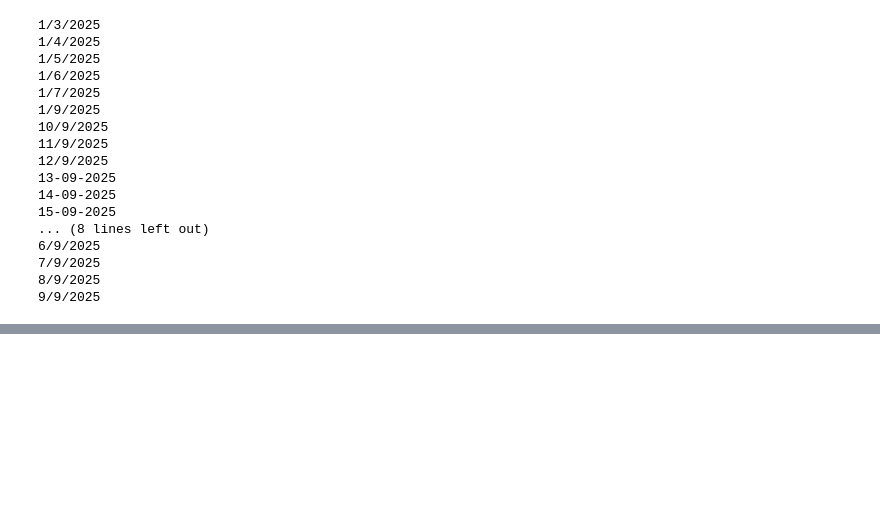
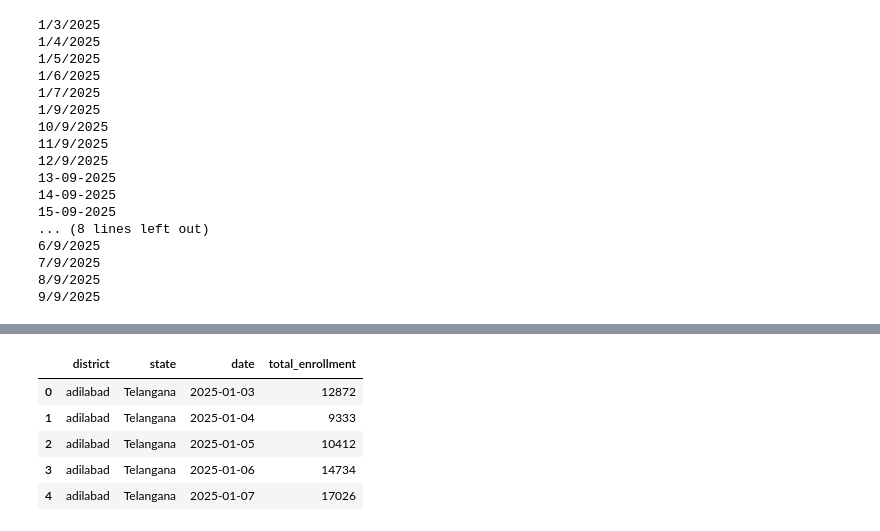
Before and after one commit to hyusa97/aadhaar_enrollment_forecasting, a Jupyter notebook: notebooks/data_extraction.ipynb, the cells around one changed output, grey strips where cells are left out. Saved outputs shown, nothing was run; the diff lists cells and outputs as text; code cells hidden in the pictures; blank space fills up the shorter version.

```diff
--- a/notebooks/data_extraction.ipynb
+++ b/notebooks/data_extraction.ipynb
@@ -151,0 +197,10 @@ pd.reset_option('display.max_rows')
+# %%
+df_final = df_final.groupby(['district', 'state', 'date'])['total_enrollment'].sum().reset_index()
+df_final.head()
+# %% [output]
+|  | district | state | date | total_enrollment |
+| 0 | adilabad | Telangana | 2025-01-03 | 12872 |
+| 1 | adilabad | Telangana | 2025-01-04 | 9333 |
+| 2 | adilabad | Telangana | 2025-01-05 | 10412 |
+| 3 | adilabad | Telangana | 2025-01-06 | 14734 |
+| 4 | adilabad | Telangana | 2025-01-07 | 17026 |
```
Also changed, not shown: parts of 7 cells of this notebook, 2 other files.
